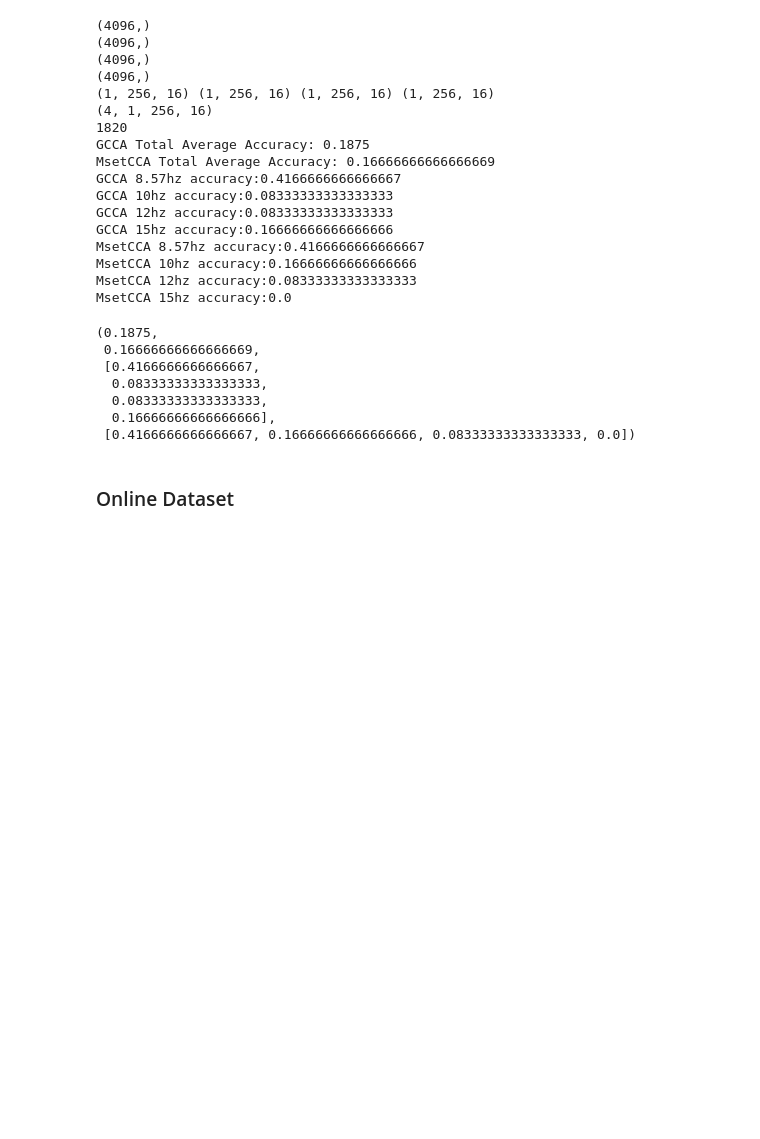
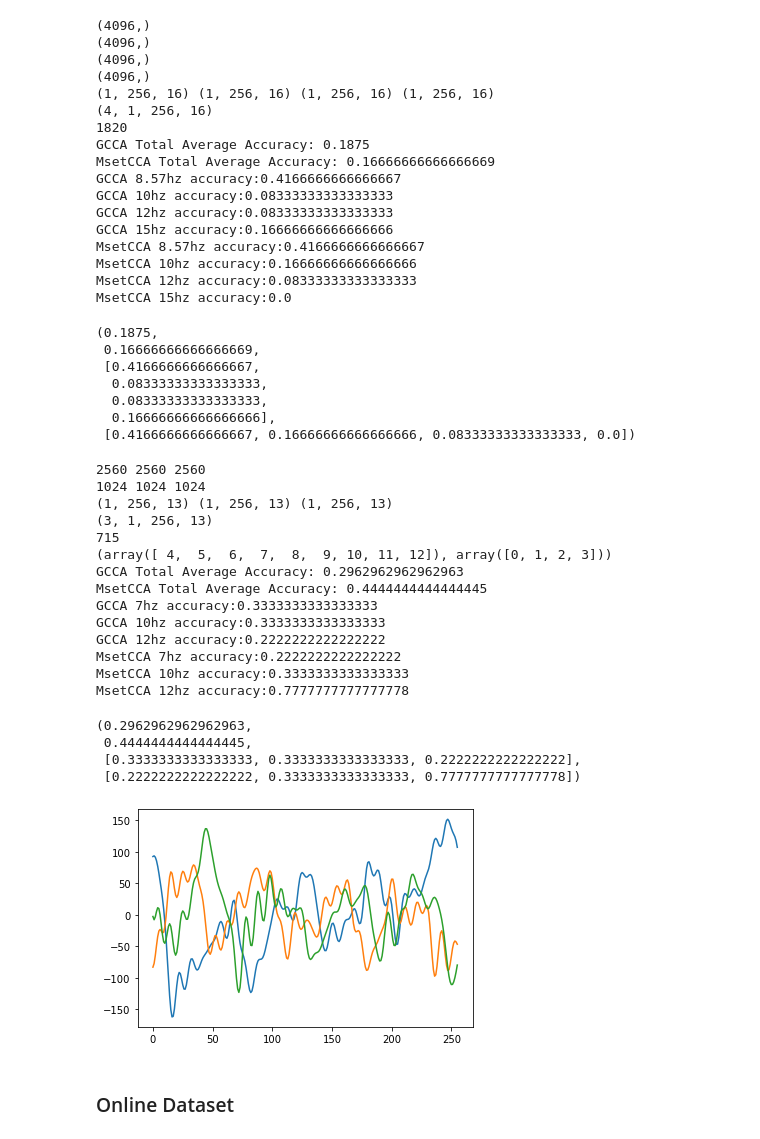
Before and after one commit to yagami009/ding, a Jupyter notebook: Testing.ipynb, the cells around one changed output. Saved outputs shown, nothing was run; the diff lists cells and outputs as text; code cells hidden in the pictures; blank space fills up the shorter version.

```diff
--- a/Testing.ipynb
+++ b/Testing.ipynb
@@ -1233,46 +1233,69 @@ else:
 freqs = [7,10,12]
 fs_synth = 64
 fs = 64
-over_n_seconds = 1
+over_n_seconds = 4
 number_of_samples = fs*over_n_seconds
 number_of_train = 4
-removeDC = False
-applyFilter = False
+removeDC = True
+applyFilter = True
 synth_power = 0
 synth_noise = 0
 
-data_file_all = load_array_data_float("/Users/rishil/Desktop/FYP/EEG-decoding/eeg_lib/log/livedata/on_board_downsample_filter1/decoding_data.txt")
+# data_file_all = load_array_data_float("/Users/rishil/Desktop/FYP/EEG-decoding/eeg_lib/log/livedata/on_board_downsample_filter1/decoding_data.txt")
+data_file_all = load_array_data_float(r"C:\Users\RISHI\Desktop\FYP\EEG-decoding\eeg_lib\log\livedata\on_board_downsample_filter1\decoding_data.txt")
 test_7 = data_file_all[:256*10]
 test_10 = data_file_all[256*10:256*20]
 test_12 = data_file_all[256*20:256*30]
 
 print(len(test_7),len(test_10),len(test_12))
 
-train_7 = load_array_data_float("/Users/rishil/Desktop/FYP/EEG-decoding/eeg_lib/log/livedata/on_board_downsample_filter1/7hz_calibration.txt")
-train_10 = load_array_data_float("/Users/rishil/Desktop/FYP/EEG-decoding/eeg_lib/log/livedata/on_board_downsample_filter1/10hz_calibration.txt")
-train_12 = load_array_data_float("/Users/rishil/Desktop/FYP/EEG-decoding/eeg_lib/log/livedata/on_board_downsample_filter1/12hz_calibration.txt")
-# train_12 = load_array_data_float(r"C:\Users\RISHI\Desktop\FYP\EEG-decoding\eeg_lib\log\livedata\on_board_downsample_filter1\12hz_calibration.txt")
+# train_7 = load_array_data_float("/Users/rishil/Desktop/FYP/EEG-decoding/eeg_lib/log/livedata/on_board_downsample_filter1/7hz_calibration.txt")
+train_7 = load_array_data_float(r"C:\Users\RISHI\Desktop\FYP\EEG-decoding\eeg_lib\log\livedata\on_board_downsample_filter1\7hz_calibration.txt")
+# train_10 = load_array_data_float("/Users/rishil/Desktop/FYP/EEG-decoding/eeg_lib/log/livedata/on_board_downsample_filter1/10hz_calibration.txt")
+train_10 = load_array_data_float(r"C:\Users\RISHI\Desktop\FYP\EEG-decoding\eeg_lib\log\livedata\on_board_downsample_filter1\10hz_calibration.txt")
+# train_12 = load_array_data_float("/Users/rishil/Desktop/FYP/EEG-decoding/eeg_lib/log/livedata/on_board_downsample_filter1/12hz_calibration.txt")
+train_12 = load_array_data_float(r"C:\Users\RISHI\Desktop\FYP\EEG-decoding\eeg_lib\log\livedata\on_board_downsample_filter1\12hz_calibration.txt")
 
 print(len(train_7),len(train_10),len(train_12))
 
 data_file_7 = flatten([train_7, test_7])
 data_file_10 = flatten([train_10, test_10])
 data_file_12 = flatten([train_12, test_12])
 
 values_7 = prepare_data(data_file_7, 7, fs, fs_synth, number_of_samples, number_of_train, remove_DC=removeDC, apply_filter=applyFilter, downsample=downsample, ds_avg=ds, synth_power=synth_power, noise_power=synth_noise)
 values_10 = prepare_data(data_file_10, 10, fs, fs_synth, number_of_samples, number_of_train, remove_DC=removeDC, apply_filter=applyFilter, downsample=downsample, ds_avg=ds, synth_power=synth_power, noise_power=synth_noise)
 values_12 = prepare_data(data_file_12, 12, fs, fs_synth, number_of_samples, number_of_train, remove_DC=removeDC, apply_filter=applyFilter, downsample=downsample, ds_avg=ds, synth_power=synth_power, noise_power=synth_noise)
 
 print(values_12.shape, values_10.shape, values_7.shape)
 
 data_packed = np.array([values_7, values_10, values_12])
 
 print(data_packed.shape)
 
 train_test_idxs = generate_train_test_idxs(data_packed, number_of_train)
 print(len(train_test_idxs))
 print((train_test_idxs[0]))
 test_gcca_mset(data_packed, train_test_idxs, freqs, fs, number_of_samples, number_runs=1)
+# %% [output]
+2560 2560 2560
+1024 1024 1024
+(1, 256, 13) (1, 256, 13) (1, 256, 13)
+(3, 1, 256, 13)
+715
+(array([ 4,  5,  6,  7,  8,  9, 10, 11, 12]), array([0, 1, 2, 3]))
+GCCA Total Average Accuracy: 0.2962962962962963
+MsetCCA Total Average Accuracy: 0.4444444444444445
+GCCA 7hz accuracy:0.3333333333333333
+GCCA 10hz accuracy:0.3333333333333333
+GCCA 12hz accuracy:0.2222222222222222
+MsetCCA 7hz accuracy:0.2222222222222222
+MsetCCA 10hz accuracy:0.3333333333333333
+MsetCCA 12hz accuracy:0.7777777777777778
+(0.2962962962962963,
+ 0.4444444444444445,
+ [0.3333333333333333, 0.3333333333333333, 0.2222222222222222],
+ [0.2222222222222222, 0.3333333333333333, 0.7777777777777778])
+[figure, added]
 # %% [markdown]
 ### Online Dataset
 # %%
```
Also changed, not shown: 1 other file.
